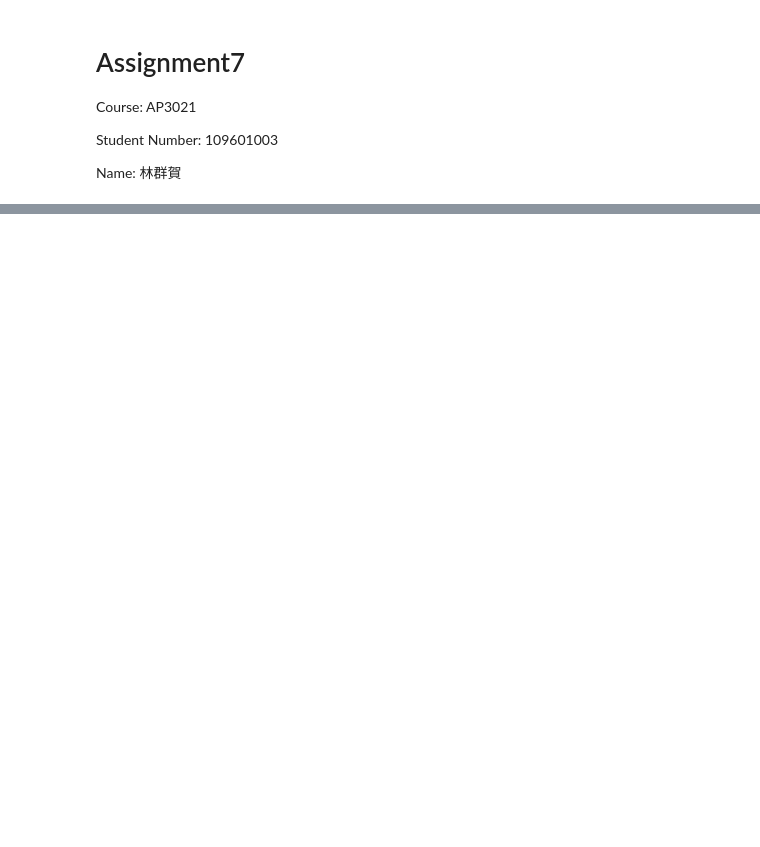
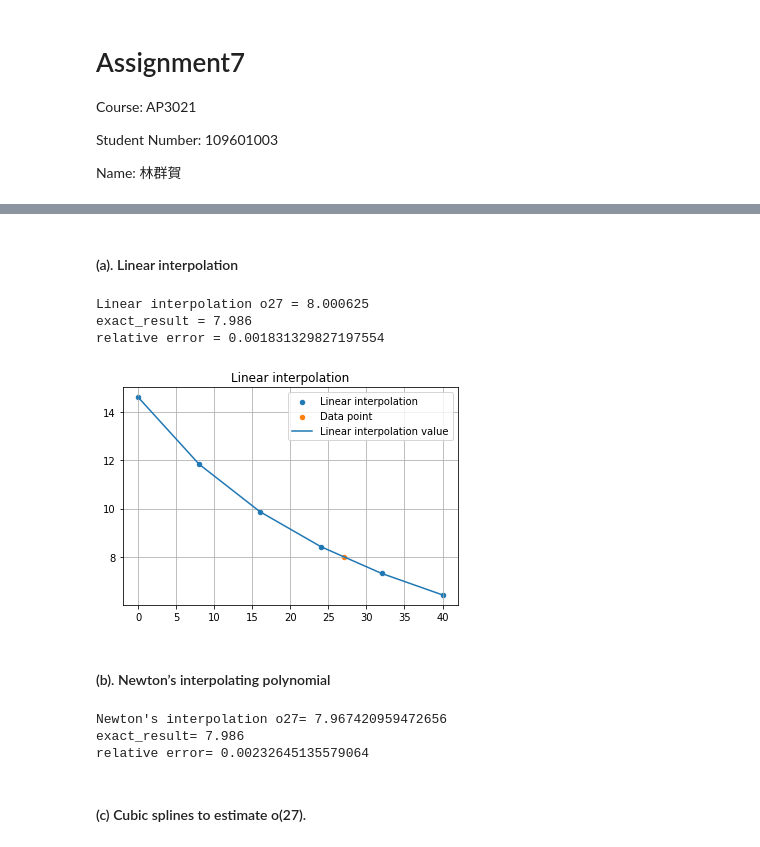
Before and after one commit to 1chooo/ATM-Numerical-Analysis, a Jupyter notebook: Assignment/A07/main.ipynb, the cells around one changed output, grey strips where cells are left out. Drawn from its saved outputs; the diff is of its cells as text; code cells hidden in the pictures; blank space fills up the shorter version.

```diff
--- a/Assignment/A07/main.ipynb
+++ b/Assignment/A07/main.ipynb
@@ -58,0 +253,31 @@ plt.show()
+# %% [markdown]
+#### (a). Linear interpolation
+# %%
+import numpy as np
+import matplotlib.pyplot as plt
+
+T = [     0,      8,    16,    24,    32,    40]
+o = [14.621, 11.843, 9.870, 8.418, 7.305, 6.413]
+o27_1 = o[3] + (((o[4] - o[3]) / (T[4] - T[3])) * (27 - T[3]))
+true_value = 7.986
+ea = abs((true_value - o27_1) / true_value)
+
+print('Linear interpolation o27 =', o27_1)
+print('exact_result =', 7.986)
+print('relative error =', ea)
+
+plt.scatter(T, o, s=20)
+plt.scatter(27, o27_1, s=20)
+plt.plot(T, o)
+plt.title("Linear interpolation")
+plt.legend(['Linear interpolation', 'Data point', 'Linear interpolation value'])
+plt.grid()
+
+plt.show()
+# %% [output]
+Linear interpolation o27 = 8.000625
+exact_result = 7.986
+relative error = 0.001831329827197554
+[figure, added]
+# %% [markdown]
+#### (b). Newton’s interpolating polynomial
@@ -58,0 +308,25 @@ plt.show()
+# %%
+import numpy as np
+import matplotlib.pyplot as plt
+
+T = [     0,      8,    16,    24,    32,    40]
+o = [14.621, 11.843, 9.870, 8.418, 7.305, 6.413]
+true_value = 7.986
+
+o27_2 = o[0] \
+    + (27 - T[0]) * f(1, 0) \
+    + (27 - T[0]) * (27 - T[1]) * g(2, 1, 0) \
+    + (27 - T[0]) * (27 - T[1]) * (27 - T[2]) * h(3, 2, 1, 0) \
+    + (27 - T[0]) * (27 - T[1]) * (27 - T[2]) * (27 - T[3]) * i(4, 3, 2, 1, 0)
+
+ea = abs((true_value - o27_2) / true_value)
+
+print("Newton's interpolation o27=",o27_2)
+print('exact_result=',7.986)
+print('relative error=',ea)
+# %% [output]
+Newton's interpolation o27= 7.967420959472656
+exact_result= 7.986
+relative error= 0.00232645135579064
+# %% [markdown]
+#### (c) Cubic splines to estimate o(27).
```
Also changed, not shown: parts of 25 cells of this notebook, 5 other files.
